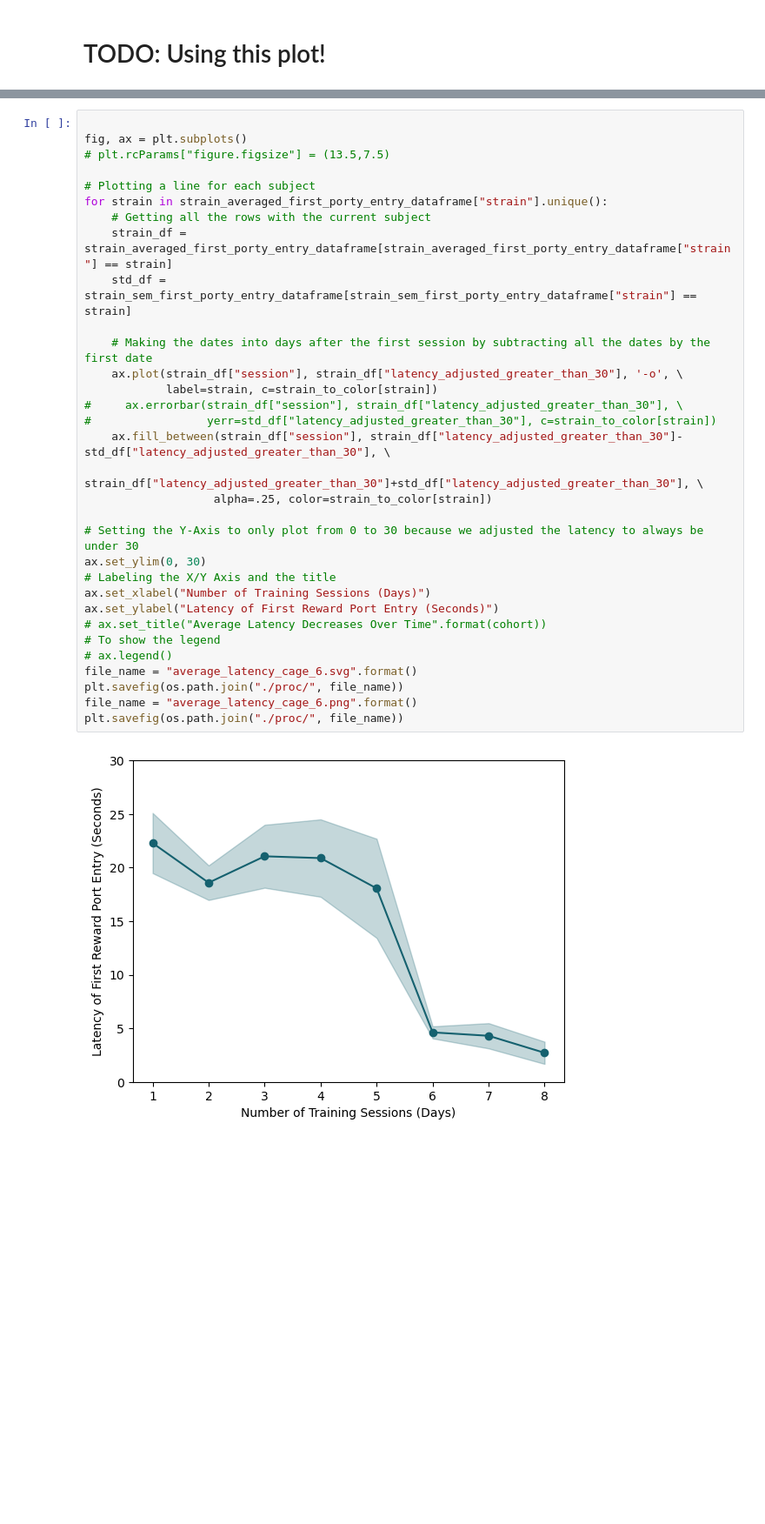
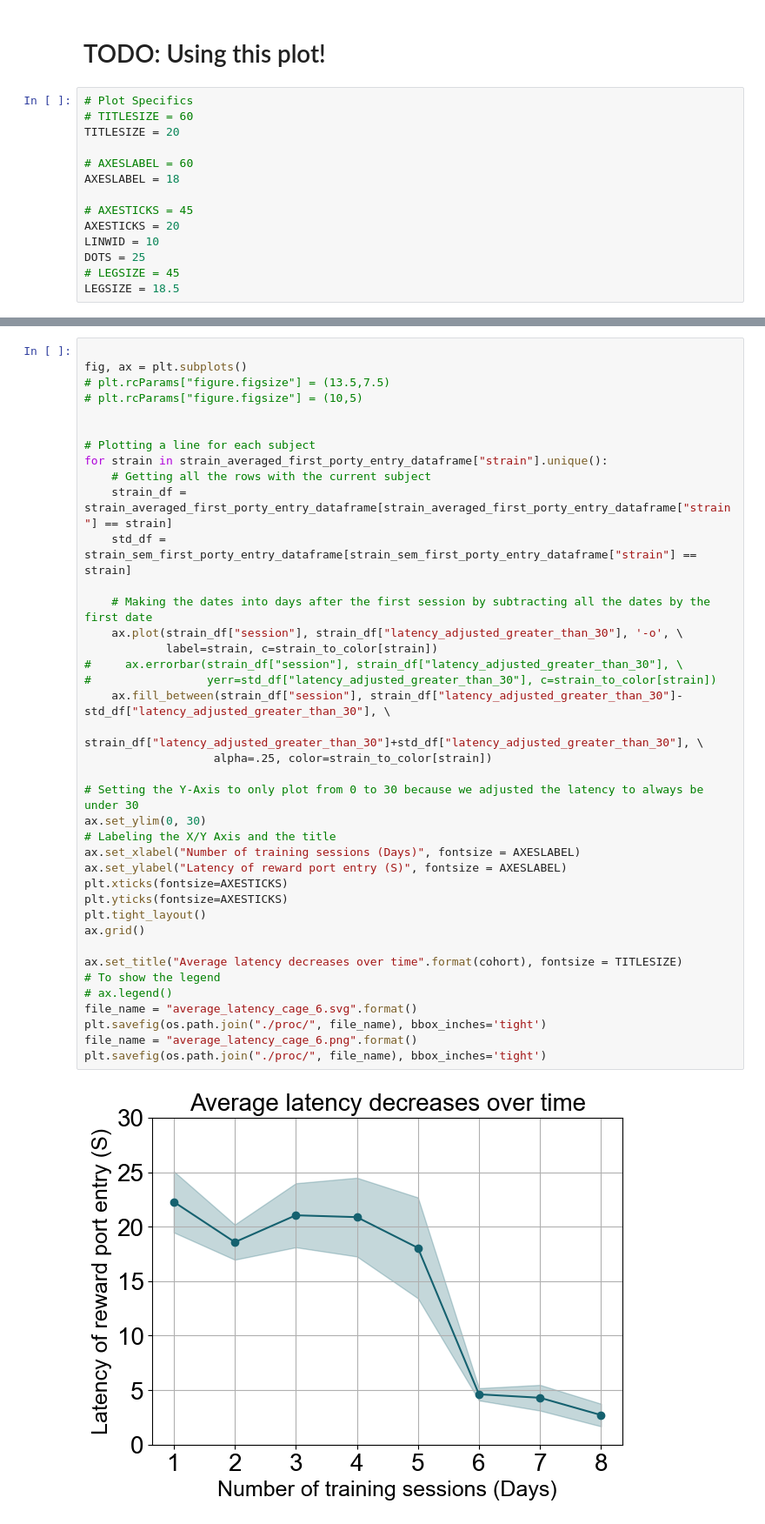
Before and after one commit to padillacoreanolab/behavioral_dataframe_processing, a Jupyter notebook: results/2023_02_14_pilot_3_reward_training/pilot_3/02_calculating_latencies.ipynb, the cells around one changed output, grey strips where cells are left out. Shown at 87% size. Drawn from its saved outputs; the diff is of its cells as text; blank space fills up the shorter version.

```diff
--- a/results/2023_02_14_pilot_3_reward_training/pilot_3/02_calculating_latencies.ipynb
+++ b/results/2023_02_14_pilot_3_reward_training/pilot_3/02_calculating_latencies.ipynb
@@ -1060,3 +1067,17 @@ strain_averaged_first_porty_entry_dataframe.head()
 strain_to_color = {"CD1": "#15616f", "C57": "#ffaf00"}
 # %% [markdown]
 # TODO: Using this plot!
+# %%
+# Plot Specifics
+# TITLESIZE = 60
+TITLESIZE = 20
+
+# AXESLABEL = 60
+AXESLABEL = 18
+
+# AXESTICKS = 45
+AXESTICKS = 20
+LINWID = 10
+DOTS = 25
+# LEGSIZE = 45
+LEGSIZE = 18.5
@@ -1063,34 +1095,41 @@ strain_to_color = {"CD1": "#15616f", "C57": "#ffaf00"}
 # %%
 
 fig, ax = plt.subplots()
 # plt.rcParams["figure.figsize"] = (13.5,7.5)
+# plt.rcParams["figure.figsize"] = (10,5)
+
 
 # Plotting a line for each subject
 for strain in strain_averaged_first_porty_entry_dataframe["strain"].unique():
     # Getting all the rows with the current subject
     strain_df = strain_averaged_first_porty_entry_dataframe[strain_averaged_first_porty_entry_dataframe["strain"] == strain]
     std_df = strain_sem_first_porty_entry_dataframe[strain_sem_first_porty_entry_dataframe["strain"] == strain]
 
     # Making the dates into days after the first session by subtracting all the dates by the first date
     ax.plot(strain_df["session"], strain_df["latency_adjusted_greater_than_30"], '-o', \
             label=strain, c=strain_to_color[strain])
 #     ax.errorbar(strain_df["session"], strain_df["latency_adjusted_greater_than_30"], \
 #                 yerr=std_df["latency_adjusted_greater_than_30"], c=strain_to_color[strain])
     ax.fill_between(strain_df["session"], strain_df["latency_adjusted_greater_than_30"]-std_df["latency_adjusted_greater_than_30"], \
                     strain_df["latency_adjusted_greater_than_30"]+std_df["latency_adjusted_greater_than_30"], \
                    alpha=.25, color=strain_to_color[strain])
 
 # Setting the Y-Axis to only plot from 0 to 30 because we adjusted the latency to always be under 30
 ax.set_ylim(0, 30)
 # Labeling the X/Y Axis and the title
-ax.set_xlabel("Number of Training Sessions (Days)")
-ax.set_ylabel("Latency of First Reward Port Entry (Seconds)")
-# ax.set_title("Average Latency Decreases Over Time".format(cohort))
+ax.set_xlabel("Number of training sessions (Days)", fontsize = AXESLABEL)
+ax.set_ylabel("Latency of reward port entry (S)", fontsize = AXESLABEL)
+plt.xticks(fontsize=AXESTICKS)
+plt.yticks(fontsize=AXESTICKS)
+plt.tight_layout()
+ax.grid()
+
+ax.set_title("Average latency decreases over time".format(cohort), fontsize = TITLESIZE)
 # To show the legend
 # ax.legend()
 file_name = "average_latency_cage_6.svg".format()
-plt.savefig(os.path.join("./proc/", file_name))
+plt.savefig(os.path.join("./proc/", file_name), bbox_inches='tight')
 file_name = "average_latency_cage_6.png".format()
-plt.savefig(os.path.join("./proc/", file_name))
+plt.savefig(os.path.join("./proc/", file_name), bbox_inches='tight')
 # %% [output]
-[figure, old version]
+[figure, new version]
```
Also changed, not shown: parts of 16 cells of this notebook, 1 other file.
